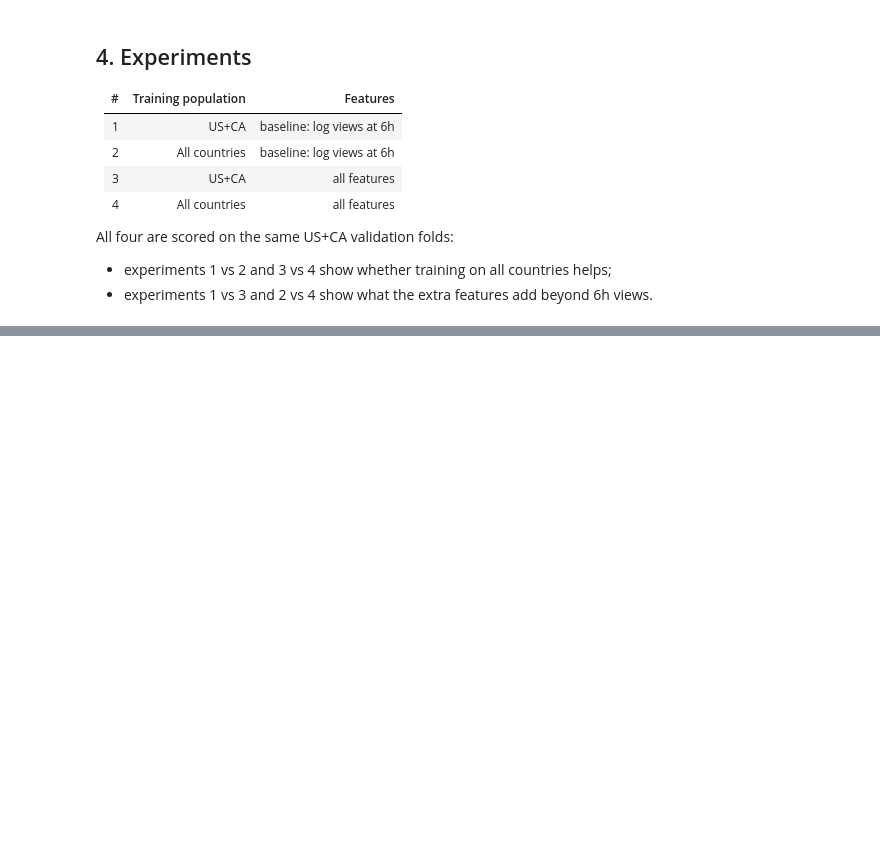
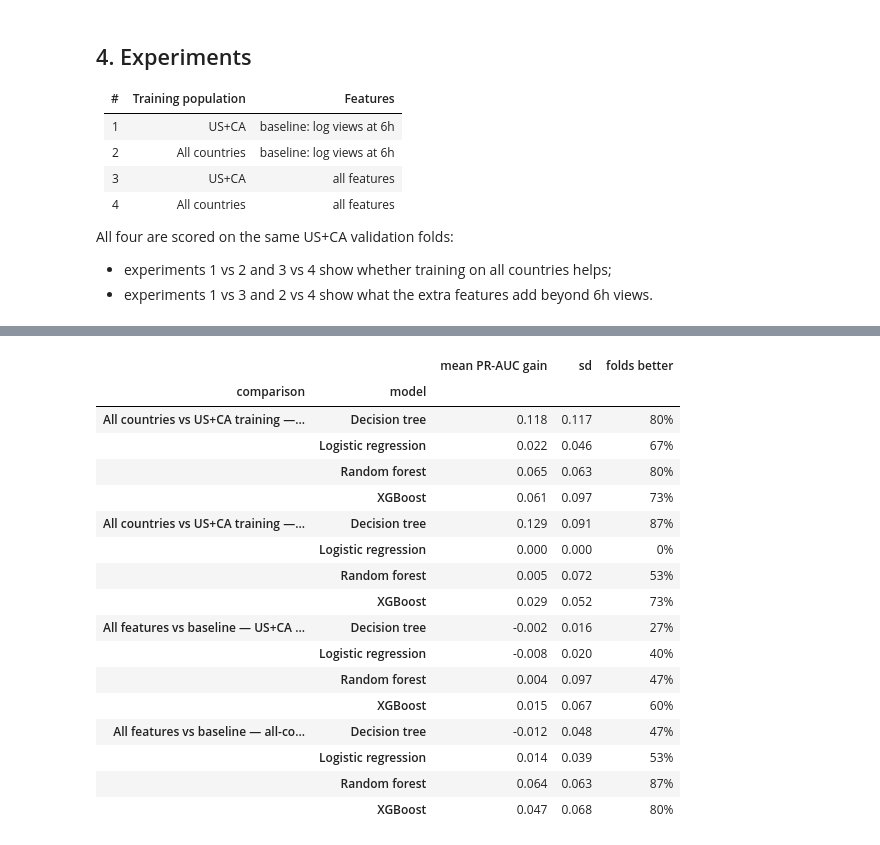
Before and after one commit to Erdos-Projects/fall-2026-viral-videos, a Jupyter notebook: Modelling.ipynb, the cells around one changed output, grey strips where cells are left out. Saved outputs shown, nothing was run; the diff lists cells and outputs as text; code cells hidden in the pictures; blank space fills up the shorter version.

```diff
--- a/Modelling.ipynb
+++ b/Modelling.ipynb
@@ -295,0 +411,34 @@ No models yet: add them to MODELS to run the four experiments.
+# %%
+pr = cv_results.pivot_table(index=["repeat", "fold", "model"], columns="experiment", values="PR-AUC")
+COMPARISONS = {
+    "All countries vs US+CA training — all features": ("4. All countries, all features", "3. US+CA, all features"),
+    "All countries vs US+CA training — baseline": ("2. All countries, baseline", "1. US+CA, baseline"),
+    "All features vs baseline — US+CA training": ("3. US+CA, all features", "1. US+CA, baseline"),
+    "All features vs baseline — all-countries training": ("4. All countries, all features", "2. All countries, baseline"),
+}
+rows = []
+for label, (a, b) in COMPARISONS.items():
+    for model, diff in (pr[a] - pr[b]).groupby(level="model", sort=False):
+        rows.append({"comparison": label, "model": model,
+                     "mean PR-AUC gain": round(diff.mean(), 3), "sd": round(diff.std(), 3),
+                     "folds better": f"{(diff > 0).mean():.0%}"})
+display(pd.DataFrame(rows).set_index(["comparison", "model"]))
+# %% [output]
+|  |  | mean PR-AUC gain | sd | folds better |
+| comparison | model |  |  |  |
+| All countries vs US+CA training —... | Decision tree | 0.118 | 0.117 | 80% |
+|  | Logistic regression | 0.022 | 0.046 | 67% |
+|  | Random forest | 0.065 | 0.063 | 80% |
+|  | XGBoost | 0.061 | 0.097 | 73% |
+| All countries vs US+CA training —... | Decision tree | 0.129 | 0.091 | 87% |
+|  | Logistic regression | 0.000 | 0.000 | 0% |
+|  | Random forest | 0.005 | 0.072 | 53% |
+|  | XGBoost | 0.029 | 0.052 | 73% |
+| All features vs baseline — US+CA ... | Decision tree | -0.002 | 0.016 | 27% |
+|  | Logistic regression | -0.008 | 0.020 | 40% |
+|  | Random forest | 0.004 | 0.097 | 47% |
+|  | XGBoost | 0.015 | 0.067 | 60% |
+| All features vs baseline — all-co... | Decision tree | -0.012 | 0.048 | 47% |
+|  | Logistic regression | 0.014 | 0.039 | 53% |
+|  | Random forest | 0.064 | 0.063 | 87% |
+|  | XGBoost | 0.047 | 0.068 | 80% |
```
Also changed, not shown: parts of 21 cells of this notebook, 3 other files.
